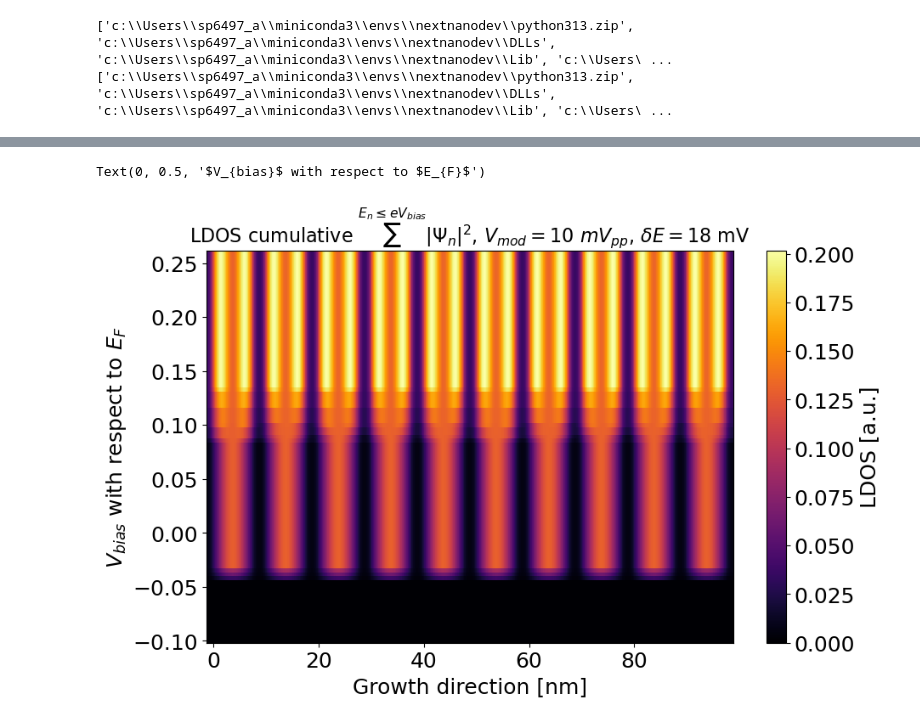
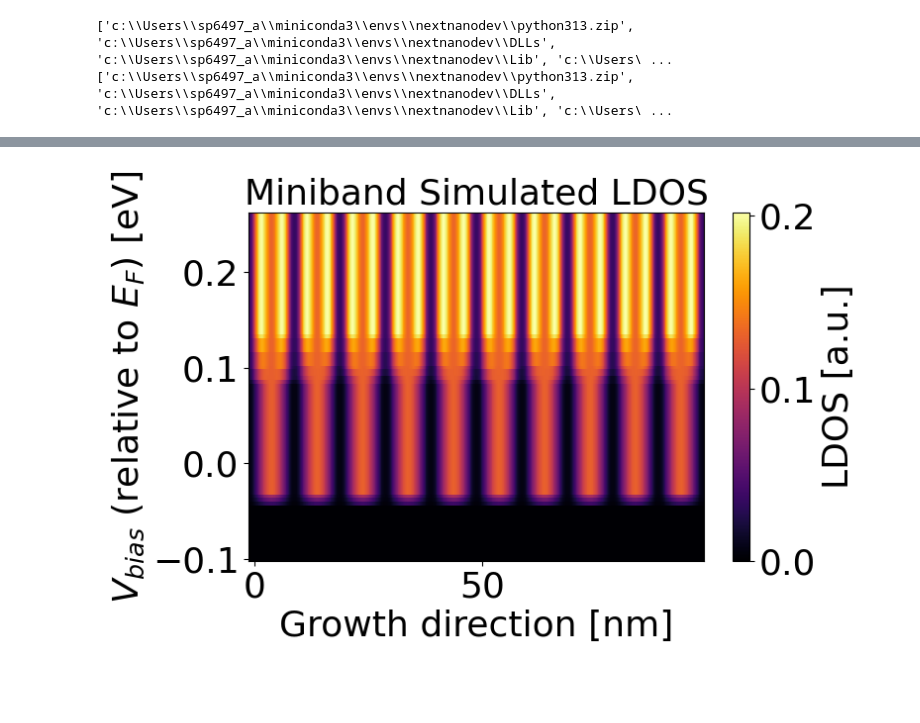
Before and after one commit to sherpsss/nextnanopy_projects, a Jupyter notebook: AlGaAsGaAsSL/LDOS.ipynb, the cells around one changed output, grey strips where cells are left out. Cells and saved outputs as stored; diff of their text form; code cells hidden in the pictures; blank space fills up the shorter version.

Commit message:
plot function changes for PMI 2026 poster (winter color scheme, line widths, etc)

```diff
--- a/AlGaAsGaAsSL/LDOS.ipynb
+++ b/AlGaAsGaAsSL/LDOS.ipynb
@@ -26,12 +26,12 @@ parent_dir = r"C:\Users\sp6497_a\OneDrive - Princeton University\nextnano_outs\O
 # parent_dir = r"C:\Users\sp6497_a\OneDrive - Princeton University\nextnano_outs\Output\1Dsuperlattice_5nm_well_Nsweep_nnp(4)"
 # parent_dir = r"C:\Users\sp6497_a\OneDrive - Princeton University\nextnano_outs\Output\confirming_dipole_matrix_elements_expected(6)"
 
-VB_cutoff = -1.0
-simoutidk = build_output(parent_dir,quantum_region,quantum_band,quantum_band_interactions,bias,VB_cutoff,14,model='gamma')
-simoutidk.bands['CB'].sort_subbands(decreasing=False)
+# VB_cutoff = -1.0
+simoutidk = build_output(parent_dir,quantum_region,bias,14,model='1band')
+simoutidk.bands['Gamma'].sort_subbands(decreasing=False)
 
-simoutidk.bands['CB'].plot_band(title_diff='7.5nm well, 2.5 nm SL GaAs/AlGaAs, ? repeats',show_legend=False)
+simoutidk.bands['Gamma'].plot_band(title_diff='7.5nm well, 2.5 nm SL GaAs/AlGaAs, ? repeats',show_legend=False)
 # simoutidk.bands['CB'].plot_band(title_diff='10nm SW GaAs/AlGaAs',normalize_y=False,show_legend=True)
-simoutidk.bands['CB'].calc_intersubband_transitions()
-simoutidk.bands['CB'].display_intersubband_transitions(upward_only=True,sort_by_deltaE="descending")
+simoutidk.bands['Gamma'].calc_intersubband_transitions()
+simoutidk.bands['Gamma'].display_intersubband_transitions(upward_only=True,sort_by_deltaE="descending")
 # %% [output]
@@ -57,15 +56,19 @@ Intersubband transition energies — CB
 # %%
-# %matplotlib widget
+%matplotlib widget
+ldos_fig,ldos_ax = plt.subplots(figsize=(8,5))
+basefont = 26
 eVbias = np.linspace(-0.1, 0.26, 100)
 Vmod = 0.01 #V
 Ebroad = Vmod*1.8
-ldos = simoutidk.bands['CB'].calc_ldos(eVbias,deltaE=Ebroad)
+ldos = simoutidk.bands['Gamma'].calc_ldos(eVbias,deltaE=Ebroad)
 # plot_ldos(simoutidk.bands['CB'], ldos, eVbias,title_diff=r'LDOS cumulative $\sum^{E_n <=eV_{bias}} {|\Psi_n|}^2$')
-ldos_ax = plot_ldos(simoutidk.bands['CB'], ldos, eVbias,title_diff=rf'LDOS cumulative $\sum^{{E_n \leq eV_{{bias}}}} {{|\Psi_n|}}^2$, $V_{{mod}}={Vmod*1000:.0f}$ $mV_{{pp}}$, $\delta E={Ebroad*1000:.0f}$ mV',show=False,fontsizetitle=16)
-ldos_ax.set_ylabel('$V_{bias}$ with respect to $E_{F}$')
+# alt_title = rf'LDOS cumulative $\sum^{{E_n \leq eV_{{bias}}}} {{|\Psi_n|}}^2$, $V_{{mod}}={Vmod*1000:.0f}$ $mV_{{pp}}$, $\delta E={Ebroad*1000:.0f}$ mV'
+poster_title = 'Miniband Simulated LDOS'
+plot_ldos(simoutidk.bands['Gamma'], ldos, eVbias,ax=ldos_ax,title_diff=poster_title,show=False,fontsizetitle=basefont,fontsizebase=basefont)
+ldos_ax.set_ylabel('$V_{bias}$ (relative to $E_{F})$ [eV]',fontsize=basefont)
+plt.tight_layout()
 # %% [output]
-Text(0, 0.5, '$V_{bias}$ with respect to $E_{F}$')
-[figure, old version]
+[figure, new version]
 # %%
 eVbias
 summed_probabdist = np.zeros_like(simoutidk.bands['CB'].subbands[0].probab_dist)
```
Also changed, not shown: parts of 3 cells of this notebook, 5 other files.
